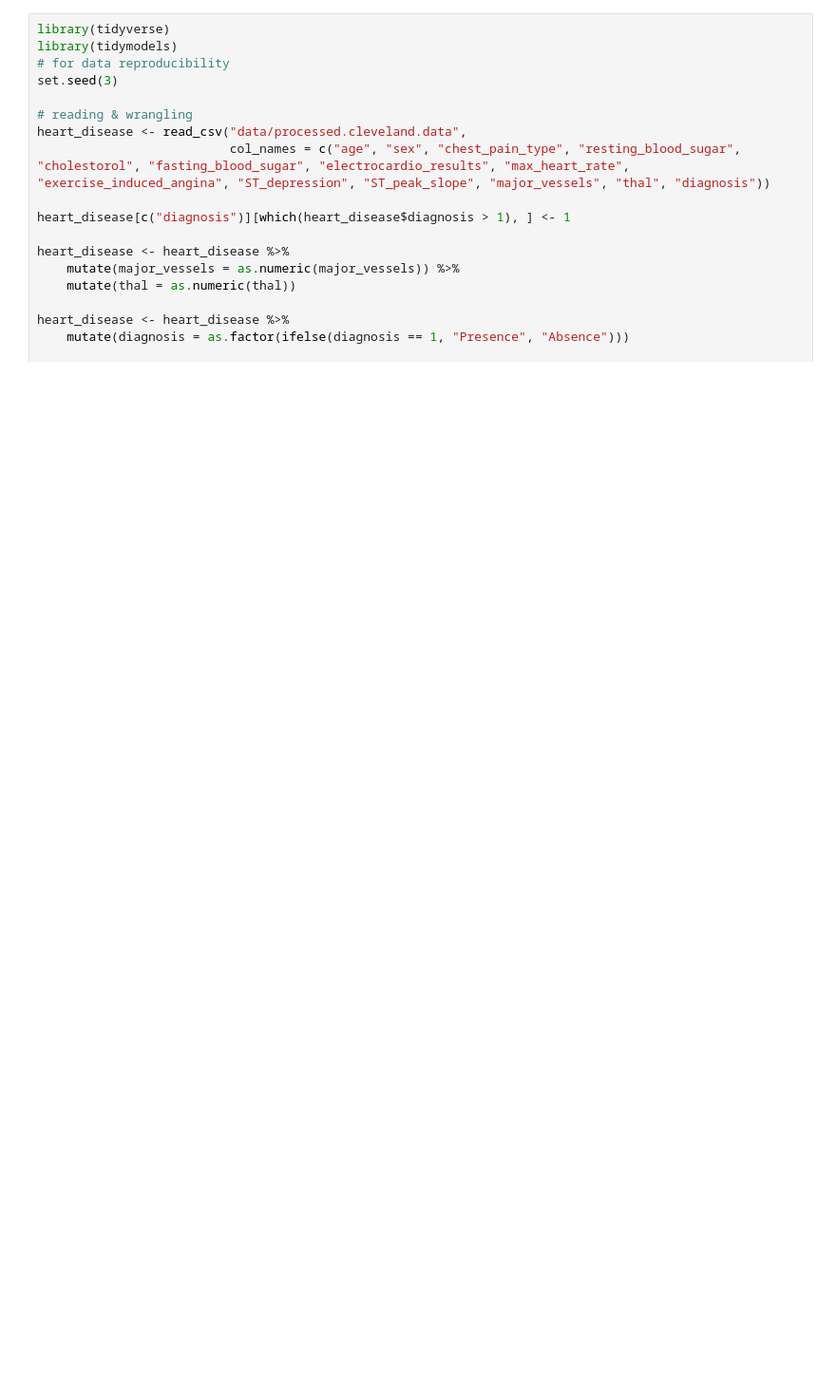
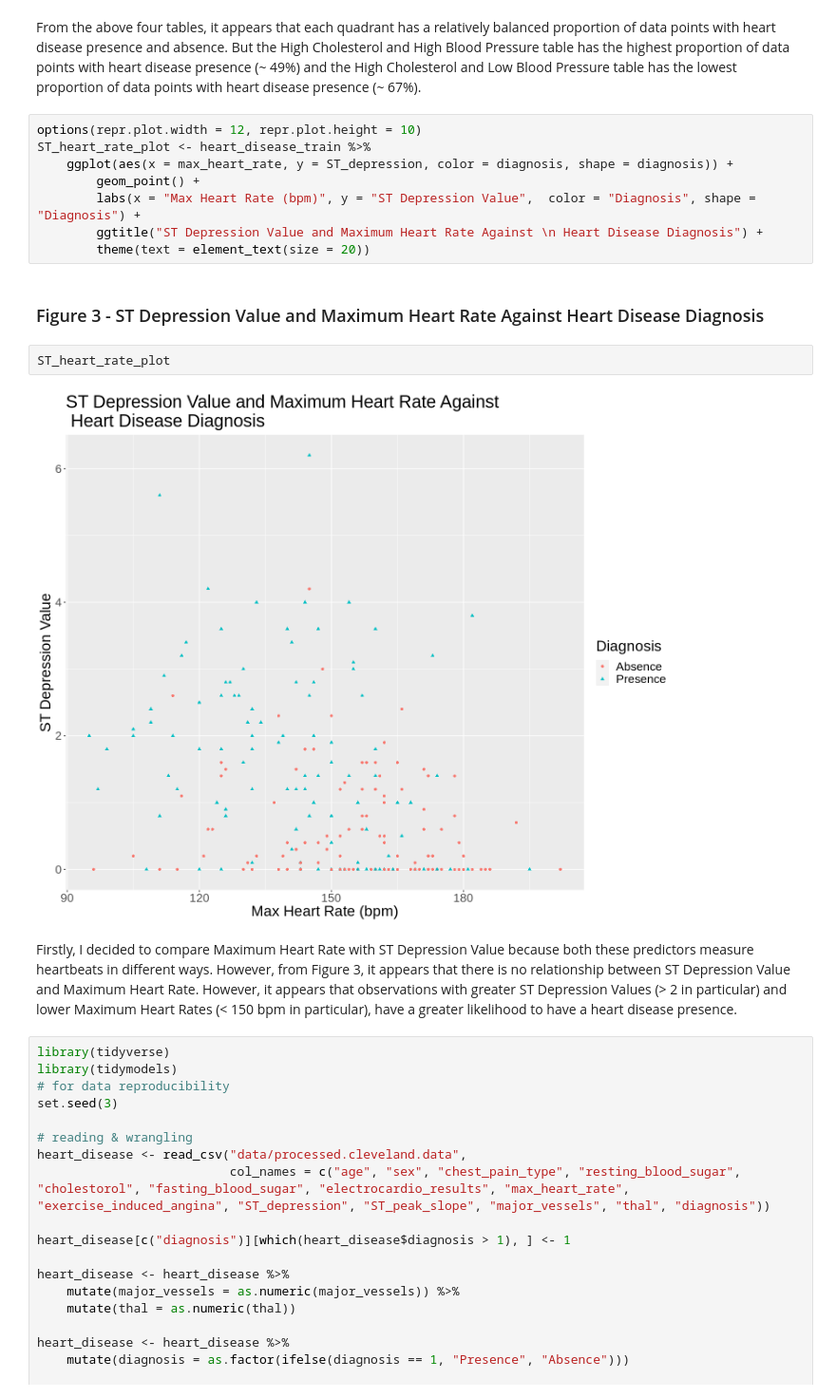
Before and after one commit to meleongg/dsci-100-project, a Jupyter notebook: report.ipynb, the cells around one changed output. Shown: that part at 95% size. Drawn from its saved outputs; the diff is of its cells as text; blank space fills up the shorter version.

```diff
--- a/report.ipynb
+++ b/report.ipynb
@@ -1,3 +437,21 @@
+# %% [markdown]
+From the above four tables, it appears that each quadrant has a relatively balanced proportion of data points with heart disease presence and absence. But the High Cholesterol and High Blood Pressure table has the highest proportion of data points with heart disease presence (~ 49%) and the High Cholesterol and Low Blood Pressure table has the lowest proportion of data points with heart disease presence (~ 67%).
+# %%
+options(repr.plot.width = 12, repr.plot.height = 10)
+ST_heart_rate_plot <- heart_disease_train %>%
+    ggplot(aes(x = max_heart_rate, y = ST_depression, color = diagnosis, shape = diagnosis)) +
+        geom_point() +
+        labs(x = "Max Heart Rate (bpm)", y = "ST Depression Value",  color = "Diagnosis", shape = "Diagnosis") +
+        ggtitle("ST Depression Value and Maximum Heart Rate Against \n Heart Disease Diagnosis") +
+        theme(text = element_text(size = 20))
+# %% [markdown]
+### Figure 3 - ST Depression Value and Maximum Heart Rate Against Heart Disease Diagnosis
+# %%
+ST_heart_rate_plot
+# %% [output]
+[figure, added]
+# %% [markdown]
+Firstly, I decided to compare Maximum Heart Rate with ST Depression Value because both these predictors measure heartbeats in different ways. However, from Figure 3, it appears that there is no relationship between ST Depression Value and Maximum Heart Rate. However, it appears that observations with greater ST Depression Values  (> 2 in particular) and lower Maximum Heart Rates (< 150 bpm in particular), have a greater likelihood to have a heart disease presence.
 # %%
 library(tidyverse)
 library(tidymodels)
```
Also changed, not shown: parts of 57 cells of this notebook.
